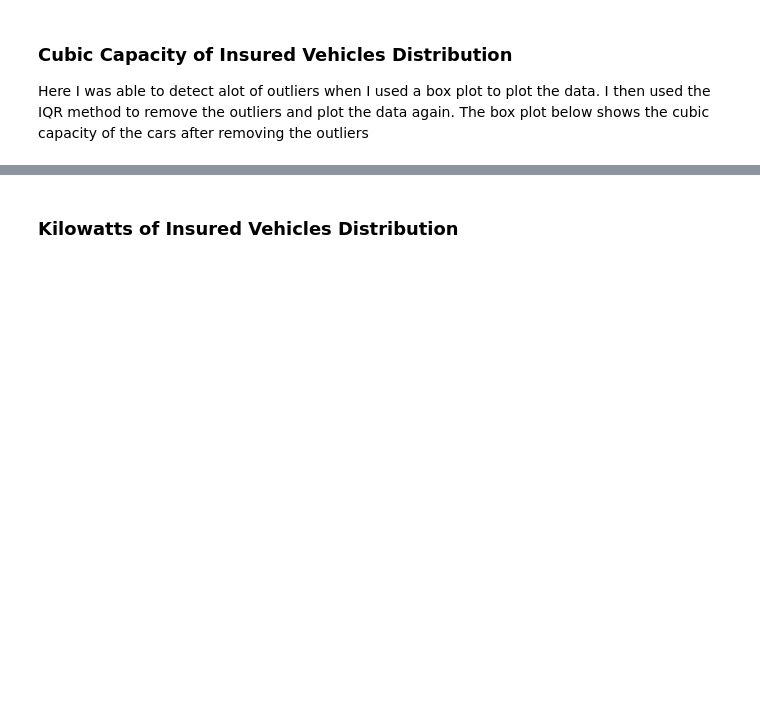
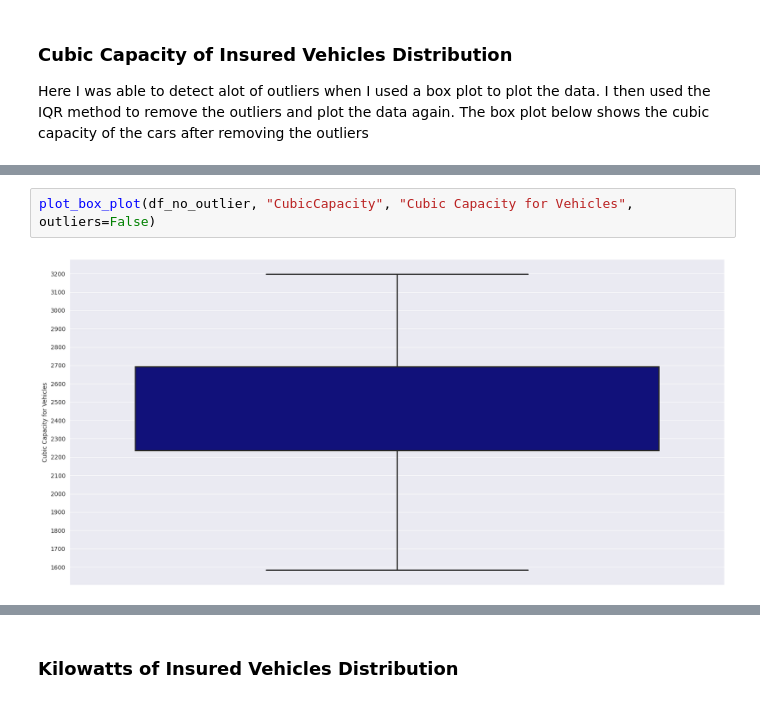
Before and after one commit to leuel-a/alpha-care-insurance-analysis, a Jupyter notebook: notebooks/EDA.ipynb, the cells around one changed output, grey strips where cells are left out. Saved outputs shown, nothing was run; the diff lists cells and outputs as text; blank space fills up the shorter version.

```diff
--- a/notebooks/EDA.ipynb
+++ b/notebooks/EDA.ipynb
@@ -131,0 +277,4 @@ plot_box_plot(df_no_outlier, 'CubicCapacity', 'Cubic Capacity for Vehicles', out
+# %%
+plot_box_plot(df_no_outlier, "CubicCapacity", "Cubic Capacity for Vehicles", outliers=False)
+# %% [output]
+[figure, added]
```
Also changed, not shown: parts of 47 cells of this notebook, 1 other file.
